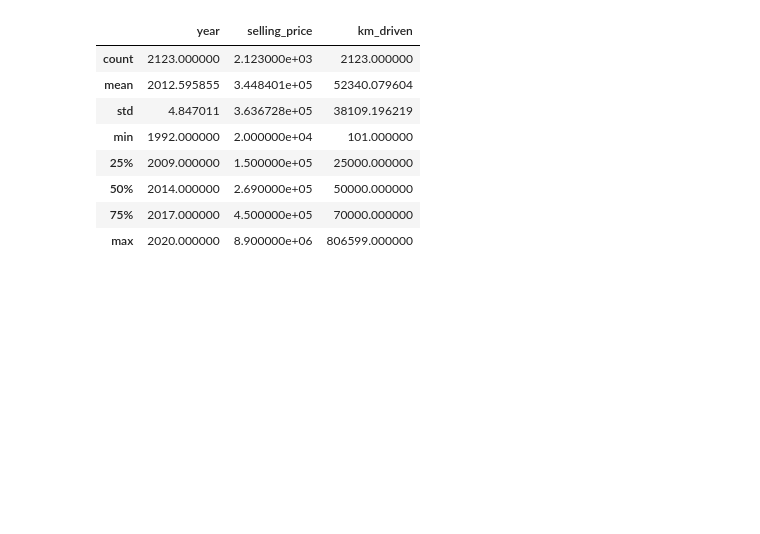
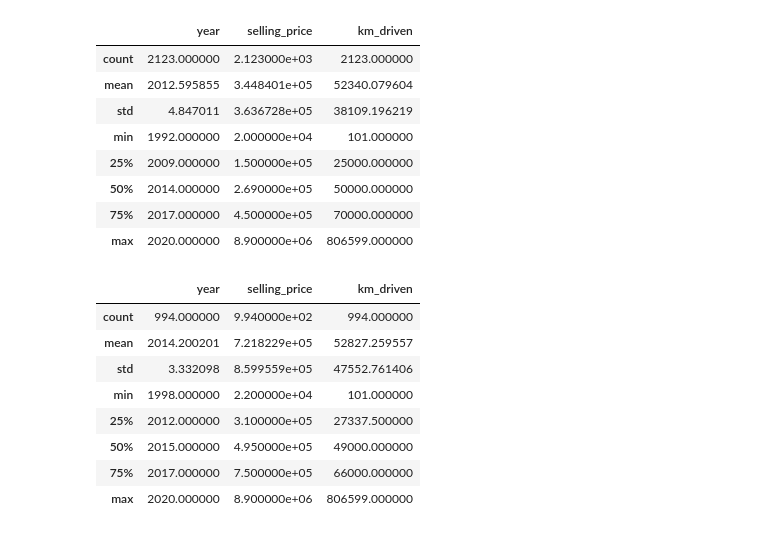
Before and after one commit to cwg7/car-price-predictions, a Jupyter notebook: car_price_predictions.ipynb, the cells around one changed output. Drawn from its saved outputs; the diff is of its cells as text; code cells hidden in the pictures; blank space fills up the shorter version.

```diff
--- a/car_price_predictions.ipynb
+++ b/car_price_predictions.ipynb
@@ -138,3 +138,16 @@ petrol_data.describe()
 | 50% | 2014.000000 | 2.690000e+05 | 50000.000000 |
 | 75% | 2017.000000 | 4.500000e+05 | 70000.000000 |
 | max | 2020.000000 | 8.900000e+06 | 806599.000000 |
+# %%
+dealer_data = df.groupby('seller_type').get_group('Dealer')
+dealer_data.describe()
+# %% [output]
+|  | year | selling_price | km_driven |
+| count | 994.000000 | 9.940000e+02 | 994.000000 |
+| mean | 2014.200201 | 7.218229e+05 | 52827.259557 |
+| std | 3.332098 | 8.599559e+05 | 47552.761406 |
+| min | 1998.000000 | 2.200000e+04 | 101.000000 |
+| 25% | 2012.000000 | 3.100000e+05 | 27337.500000 |
+| 50% | 2015.000000 | 4.950000e+05 | 49000.000000 |
+| 75% | 2017.000000 | 7.500000e+05 | 66000.000000 |
+| max | 2020.000000 | 8.900000e+06 | 806599.000000 |
```
